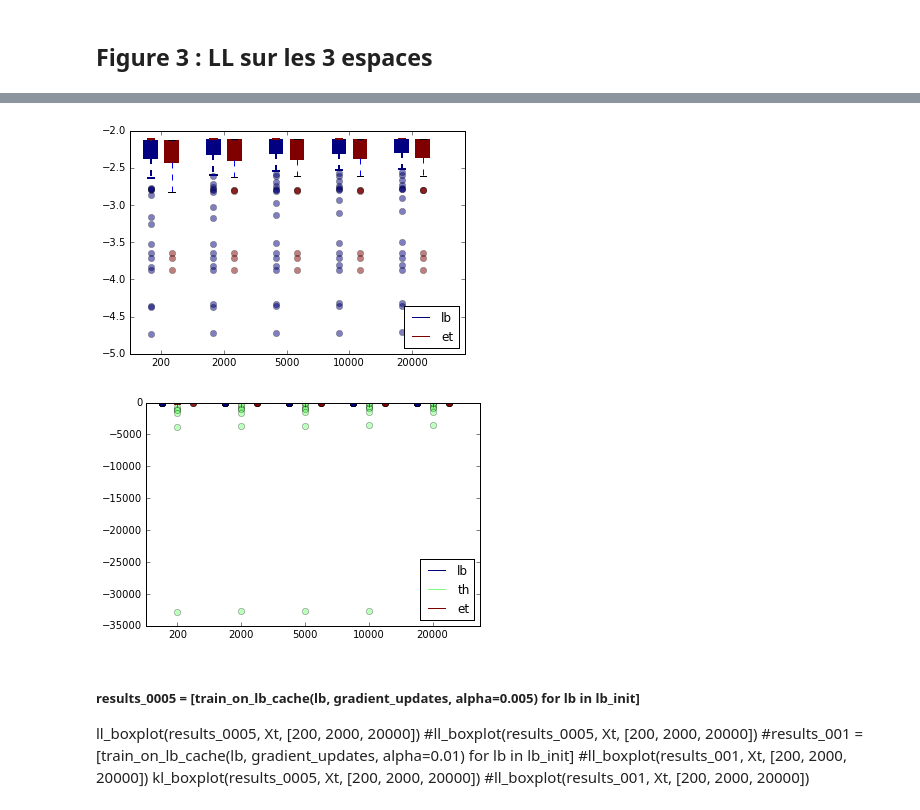
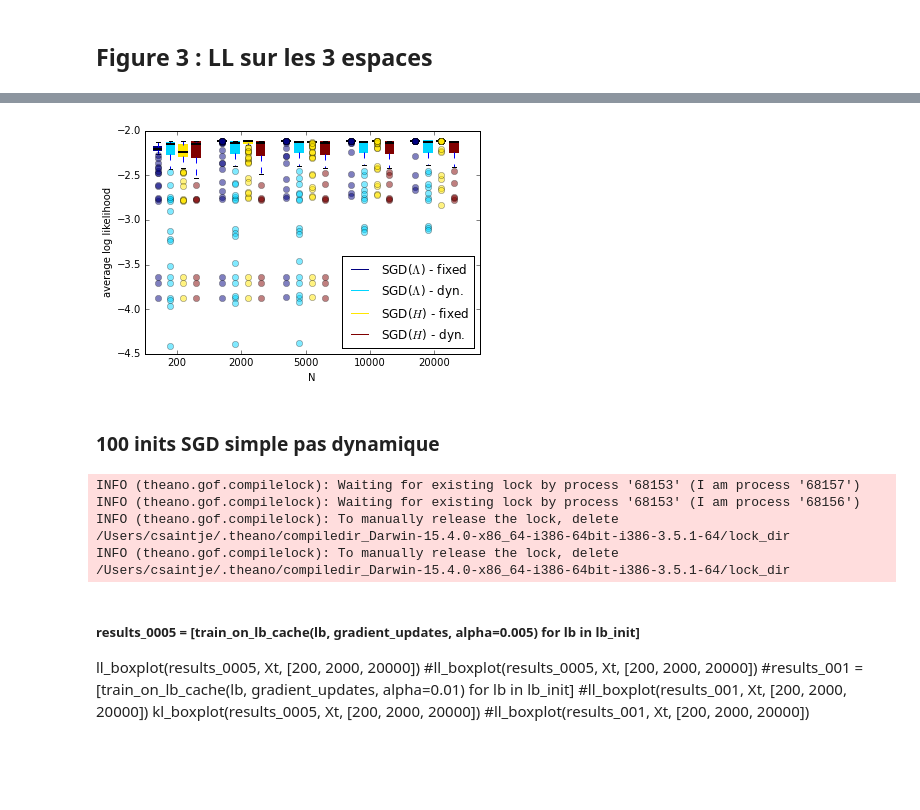
Before and after one commit to christophesaintjean/christophesaintjean.github.io, a Jupyter notebook: Python/Optimization with univariate gaussian.ipynb, the cells around one changed output, grey strips where cells are left out. Saved outputs shown, nothing was run; the diff lists cells and outputs as text; code cells hidden in the pictures; blank space fills up the shorter version.

```diff
--- a/Python/Optimization with univariate gaussian.ipynb
+++ b/Python/Optimization with univariate gaussian.ipynb
@@ -141,7 +141,7 @@ def kl(mu_1, s_1, mu_2, s_2):
     return val
 
 def ave_ll(mu, sigma2, chi):
-    return np.nanmean(ll(x, mu, sigma2) for x in chi)
+    return np.nanmean([ll(x, mu, sigma2) for x in chi])
 
 def C_N(mu, sigma2, chi):
     #assert(sigma2 > 0)
@@ -271,15 +153,0 @@ Matrix([
-# %%
-from sympy.stats import E, Normal
-x, mu = var('x mu')
-sigma2 = var('sigma2', positive=True)
-p = exp(- (x - mu)**2 / (2 * sigma2)) / sqrt(2 * sigma2 * pi)
-score = simplify(Matrix(2,1,[diff(log(p),mu), diff(log(p),sigma2)]))
-print('--- score ----')
-print (simplify(score))
-print('--- score * score.T ----')
-outer = score * score.T
-print (simplify(outer))
-X = Normal('X', mu, sqrt(sigma2))
-I = E(outer.subs([(x, X)]))
-print('--- Fisher Information Matrix ----')
-print(simplify(I))
@@ -606,7 +440,7 @@ def train_on_et(et1_et2, update_method, **kwargs):
     return [mu_list, sig_list]
 # %%
 mem = Memory(cachedir='/tmp/joblib')
-#train_on_lb_cache = mem.cache(train_on_lb)
-#train_on_th_cache = mem.cache(train_on_th)
-#train_on_et_cache = mem.cache(train_on_et)
+train_on_lb_cache = mem.cache(train_on_lb)
+train_on_th_cache = mem.cache(train_on_th)
+train_on_et_cache = mem.cache(train_on_et)
 # %%
@@ -931,9 +772,9 @@ def setBoxColors(bp, colors):
     for box, whisker, cap ,median, flier, col in zip(bp['boxes'], bp['whiskers'], bp['caps'],
                                                      bp['medians'], bp['fliers'], colors):
             box.set(color=col, linewidth=2)
-            whisker.set(color=col, linewidth=2)
-            cap.set(color=col, linewidth=2)
-            median.set(color=col, linewidth=2)
+            #whisker.set(color=col, linewidth=2)
+            #cap.set(color=col, linewidth=2)
+            median.set(color='black', linewidth=2)
             flier.set(marker='o', color=col, alpha=0.5)
     return bp
 
@@ -953,11 +794,10 @@ def gboxplot(ticks, lists, lists_labels):
     ax.set_xlim([0, len(ticks)*(n+1)+1])
     ax.set_xticklabels([str(tick) for tick in ticks])
     ax.set_xticks([(2*t+1)*(n+1)/2 for t in range(len(ticks))])
-    # draw temporary red and blue lines and use them to create a legend
+    # draw temporary lines and use them to create a legend
     for color, label in zip(colors, lists_labels):
         h, = plt.plot([], color=color, label=label)
-        #h.set_visible(False)
-    plt.legend(loc=4) #(hG, hK),('valid', 'train'))
+    plt.legend(loc=4)
 
 def disp_results_all(results):
     n = len(results)
@@ -1069,11 +1037,23 @@ plt.savefig('sgd_et0_est.png', bbox_inches='tight', dpi=300)
+# %%
+fig, ax = plt.subplots()
+gboxplot(ticks, [SGD_lb_alpha_ll_fixe, SGD_lb_alpha_ll_dyn,
+                 SGD_et_alpha_ll_fixe, SGD_et_alpha_ll_dyn] ,
+         ['SGD($\Lambda$) - fixed', 'SGD($\Lambda$) - dyn.',
+          'SGD($H$) - fixed', 'SGD($H$) - dyn.'])
+ax.set_ylabel('average log likelihood')
+ax.set_xlabel('N')
+plt.savefig('sgd_ave_log_Lb_Et_100runs_2.png', bbox_inches='tight', dpi=300)
+# %% [output]
+[figure, added]
+# %% [markdown]
+### 100 inits SGD simple pas dynamique
 # %%
 ticks = [200, 2000, 5000, 10000, 20000]
-alpha_SGD_lb = 0.9 # 0.0316
-alpha_SGD_th = 0.9 # 3.2e-5
+alpha_SGD_lb = 0.95
+alpha_SGD_th = 0.95
 alpha_SGD_et = alpha_SGD_lb
 
 update = gradient_updates_2
-
 mem.clear()
 #@mem.cache
 def lb_fun(lb, fun):
@@ -1095,15 +1075,27 @@ def kl_fun(m,s):
 def ll_fun(m,s):
     return ave_ll(m, s, Xtest)
 
-SGD_lb_alpha_ll = Parallel(n_jobs=-1, verbose=0)(delayed(lb_fun)(lb, ll_fun) for lb in lb_init)
-SGD_th_alpha_ll = Parallel(n_jobs=-1, verbose=0)(delayed(th_fun)(th, ll_fun) for th in th_init)
-SGD_et_alpha_ll = Parallel(n_jobs=-1, verbose=0)(delayed(et_fun)(et, ll_fun) for et in et_init)
-gboxplot(ticks, [SGD_lb_alpha_ll, SGD_et_alpha_ll] , ['lb', 'et'])
-plt.figure()
-gboxplot(ticks, [SGD_lb_alpha_ll, SGD_th_alpha_ll, SGD_et_alpha_ll] , ['lb', 'th', 'et'])
+SGD_lb_alpha_ll_dyn = Parallel(n_jobs=-1, verbose=0)(delayed(lb_fun)(lb, ll_fun) for lb in lb_init)
+SGD_th_alpha_ll_dyn = Parallel(n_jobs=-1, verbose=0)(delayed(th_fun)(th, ll_fun) for th in th_init)
+SGD_et_alpha_ll_dyn = Parallel(n_jobs=-1, verbose=0)(delayed(et_fun)(et, ll_fun) for et in et_init)
+fig, ax = plt.subplots()
+gboxplot(ticks, [SGD_lb_alpha_ll, SGD_et_alpha_ll] ,
+         ['SGD($\Lambda$)', 'SGD($H$)'])
+ax.set_ylabel('average log likelihood')
+ax.set_xlabel('N')
+plt.savefig('sgd_ave_log_Lb_Et_100runs.png', bbox_inches='tight', dpi=300)
+
+fig, ax = plt.subplots()
+gboxplot(ticks, [SGD_lb_alpha_ll, SGD_th_alpha_ll, SGD_et_alpha_ll] ,
+         ['SGD($\Lambda$)', 'SGD($\Theta$)', 'SGD($H$)'])
+#plt.title('$\mu$ and $\sigma^2$ estimates with SGD($\Theta$) and same init.')
+ax.set_ylabel('average log likelihood')
+ax.set_xlabel('N')
 # %% [output]
-[figure, removed]
-[figure, removed]
+INFO (theano.gof.compilelock): Waiting for existing lock by process '68153' (I am process '68157')
+INFO (theano.gof.compilelock): Waiting for existing lock by process '68153' (I am process '68156')
+INFO (theano.gof.compilelock): To manually release the lock, delete /Users/csaintje/.theano/compiledir_Darwin-15.4.0-x86_64-i386-64bit-i386-3.5.1-64/lock_dir
+INFO (theano.gof.compilelock): To manually release the lock, delete /Users/csaintje/.theano/compiledir_Darwin-15.4.0-x86_64-i386-64bit-i386-3.5.1-64/lock_dir
 # %%
 ticks = [200, 2000, 5000, 10000, 20000]
 alpha_SGD_lb = 0.0316
```
Also changed, not shown: parts of 18 cells of this notebook.
